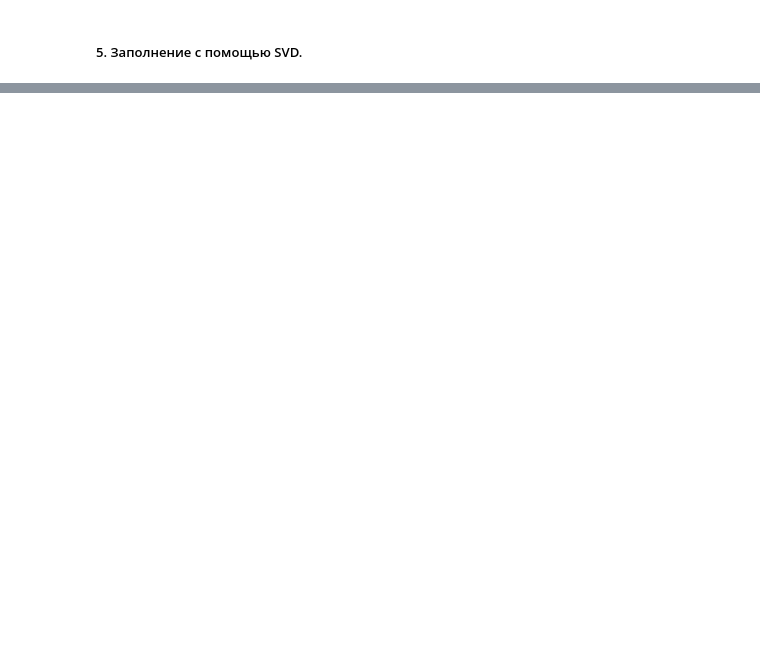
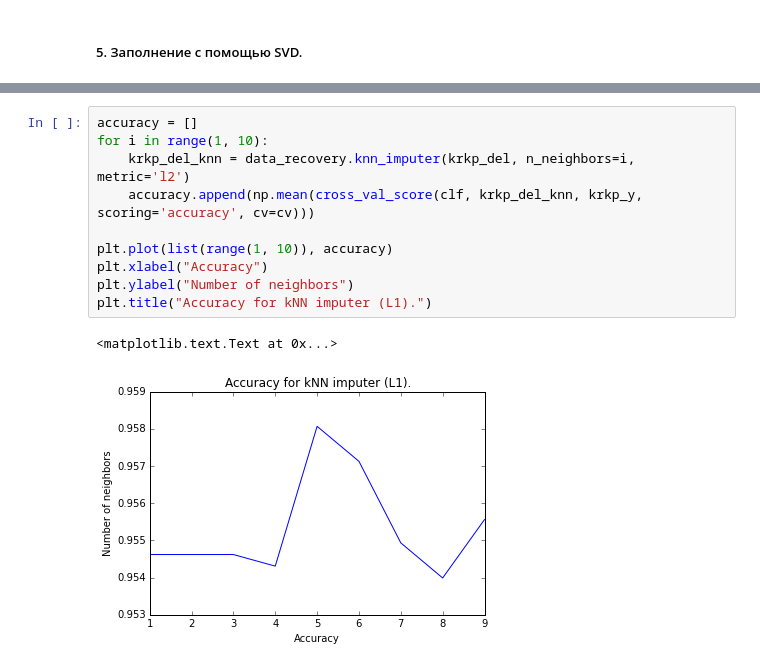
Before and after one commit to emilkayumov/missing-value, a Jupyter notebook: experiment.ipynb, the cells around one changed output, grey strips where cells are left out. Saved outputs shown, nothing was run; the diff lists cells and outputs as text; blank space fills up the shorter version.

```diff
--- a/experiment.ipynb
+++ b/experiment.ipynb
@@ -158,0 +190,13 @@ plt.plot(list(range(1, 37)), accuracy)
+# %%
+accuracy = []
+for i in range(1, 10):
+    krkp_del_knn = data_recovery.knn_imputer(krkp_del, n_neighbors=i, metric='l2')
+    accuracy.append(np.mean(cross_val_score(clf, krkp_del_knn, krkp_y, scoring='accuracy', cv=cv)))
+
+plt.plot(list(range(1, 10)), accuracy)
+plt.xlabel("Accuracy")
+plt.ylabel("Number of neighbors")
+plt.title("Accuracy for kNN imputer (L1).")
+# %% [output]
+<matplotlib.text.Text at 0x...>
+[figure, added]
```
Also changed, not shown: parts of 14 cells of this notebook, 1 other file.
